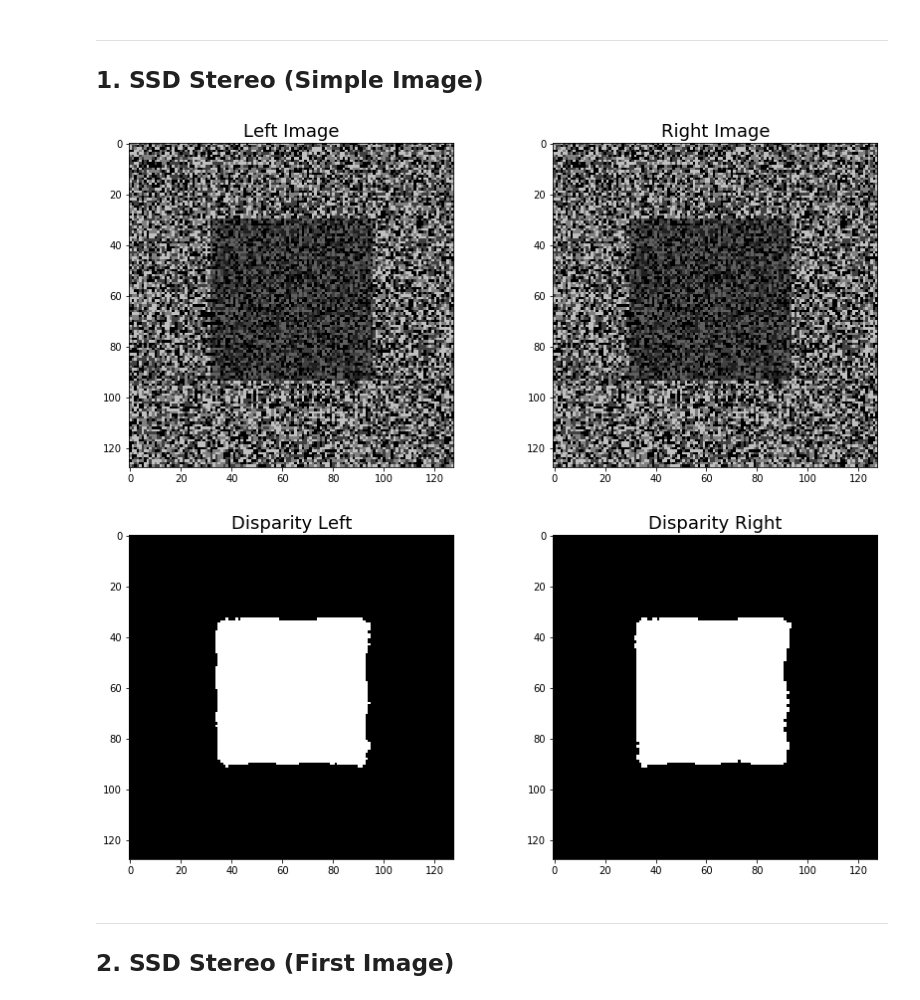
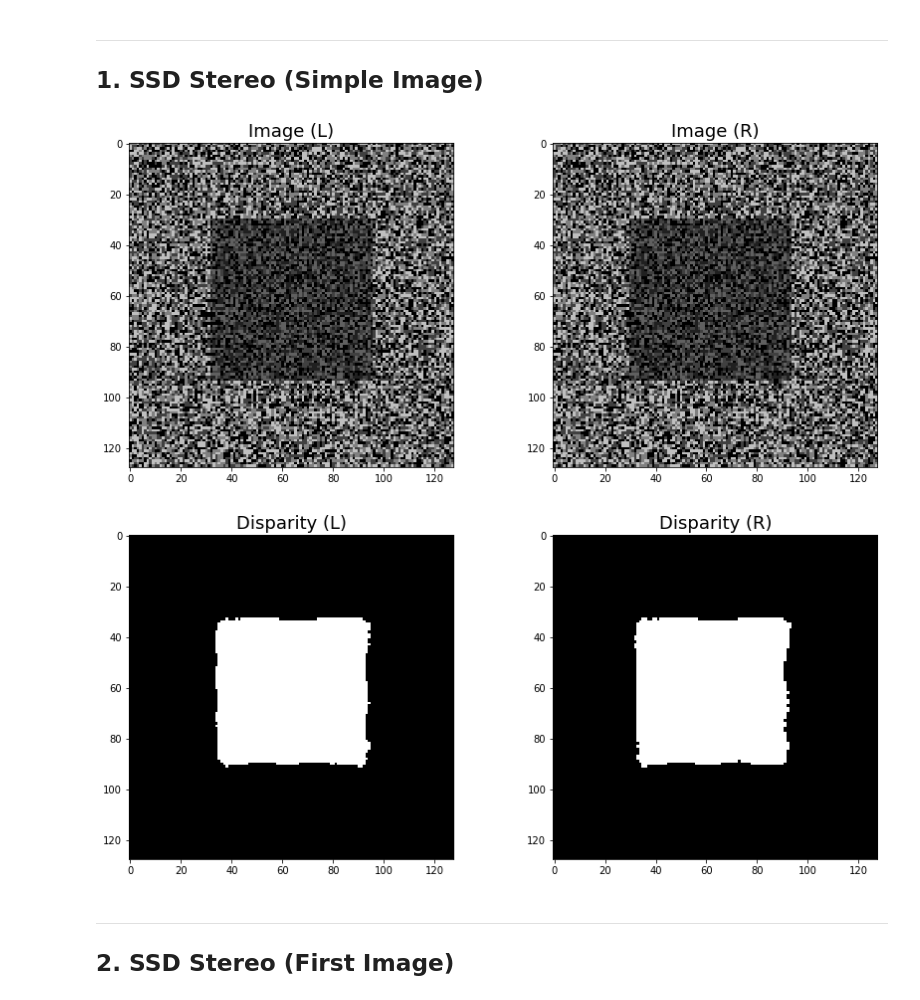
Before and after one commit to brandenwallace/cs6476-cv-1, a Jupyter notebook: PS2/PS2.ipynb, the cells around one changed output. Drawn from its saved outputs; the diff is of its cells as text; code cells hidden in the pictures.

```diff
--- a/PS2/PS2.ipynb
+++ b/PS2/PS2.ipynb
@@ -35,11 +32,11 @@ img1r = img1r.astype(np.float32) / 255
 # %%
 # Plot
 fig, ax = plt.subplots(1, 2)
-ax[0].set_title('Left Image')
+ax[0].set_title('Image (L)')
 ax[0].imshow(img1l, clim=(0,1))
-ax[1].set_title('Right Image')
+ax[1].set_title('Image (R)')
 ax[1].imshow(img1r, clim=(0,1));
 # %% [output]
-[figure, old version]
+[figure, new version]
 # %%
 def disparity_ssd(imgl, imgr, window_size=11, max_offset=100):
@@ -68,12 +69,12 @@ def disparity_ssd(imgl, imgr, window_size=11, max_offset=100):
 Dl1, Dr1 = disparity_ssd(img1l, img1r, max_offset=2)
 # Plot
 fig, ax = plt.subplots(1, 2)
-ax[0].set_title('Disparity Left')
+ax[0].set_title('Disparity (L)')
 ax[0].imshow(Dl1, clim=(0,1))
-ax[1].set_title('Disparity Right')
+ax[1].set_title('Disparity (R)')
 ax[1].imshow(Dr1, clim=(0,1));
 # %% [output]
-[figure, old version]
+[figure, new version]
 # %% [markdown]
 ---
 ## 2. SSD Stereo (First Image)
```
Also changed, not shown: parts of 19 cells of this notebook.
